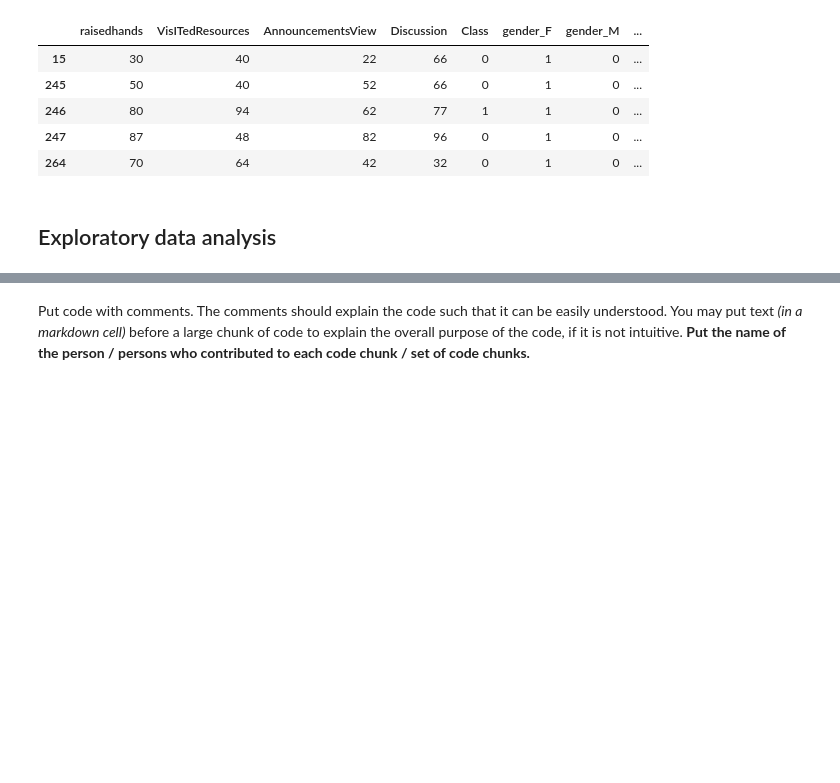
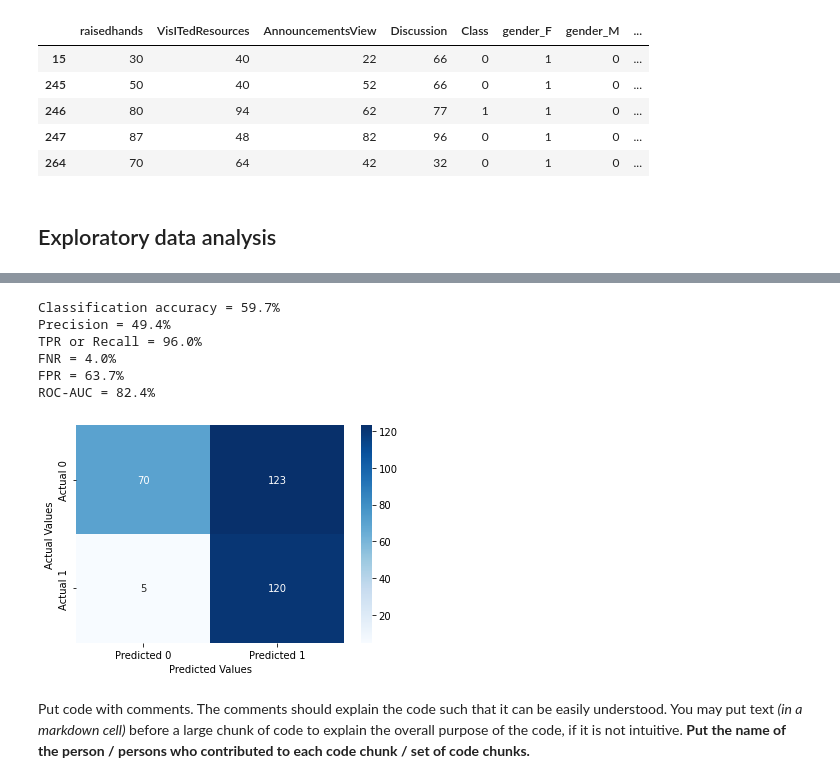
Before and after one commit to wchen952/STAT-303-2-Project, a Jupyter notebook: 303_2_Project_Code.ipynb, the cells around one changed output, grey strips where cells are left out. Drawn from its saved outputs; the diff is of its cells as text; code cells hidden in the pictures; blank space fills up the shorter version.

Commit message:
Running the confusion matrix

```diff
--- a/303_2_Project_Code.ipynb
+++ b/303_2_Project_Code.ipynb
@@ -323,6 +323,17 @@ def confusion_matrix_data(data,actual_values,model,cutoff=0.1):
     print("FNR = {:.1%}".format(fnr))
     print("FPR = {:.1%}".format(fpr))
     print("ROC-AUC = {:.1%}".format(auc_value))
+# %%
+# running the confusion matrix
+confusion_matrix_data(edu_train, edu_train.Class, model1)
+# %% [output]
+Classification accuracy = 59.7%
+Precision = 49.4%
+TPR or Recall = 96.0%
+FNR = 4.0%
+FPR = 63.7%
+ROC-AUC = 82.4%
+[figure, added]
 # %% [markdown]
 Put code with comments. The comments should explain the code such that it can be easily understood. You may put text *(in a markdown cell)* before a large chunk of code to explain the overall purpose of the code, if it is not intuitive. **Put the name of the person / persons who contributed to each code chunk / set of code chunks.**
 # %% [markdown]
```
Also changed, not shown: parts of 1 cell of this notebook.
